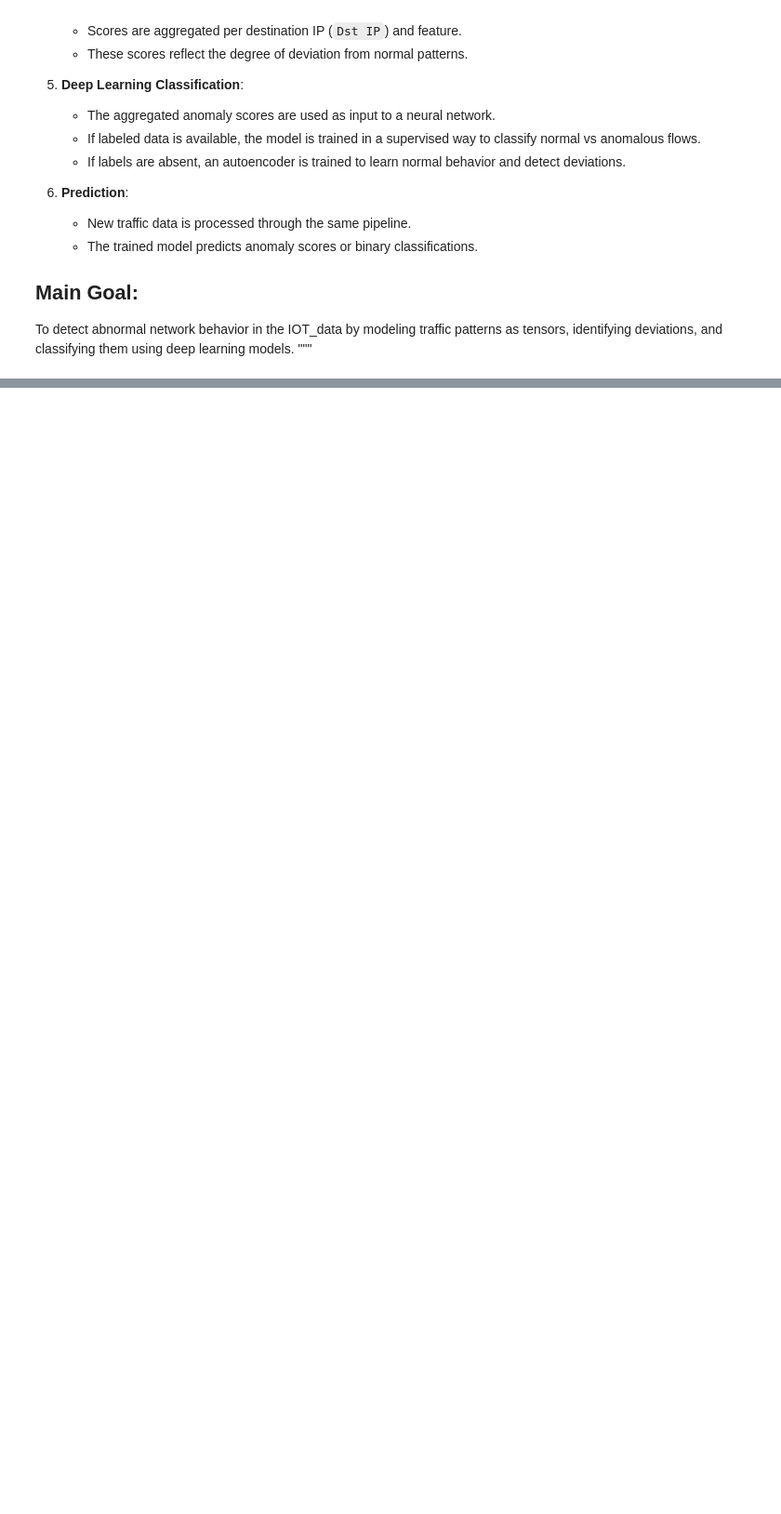
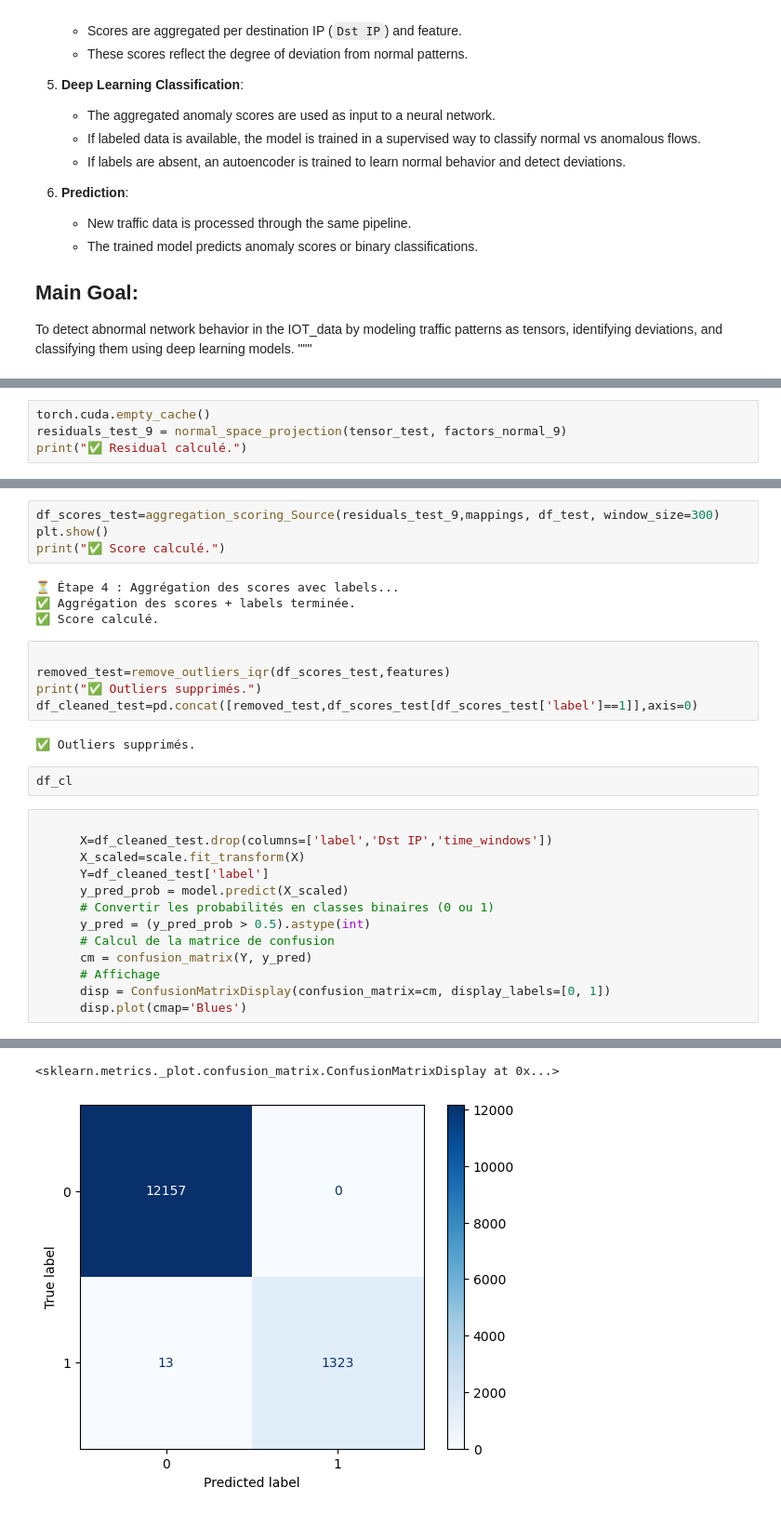
Before and after one commit to mitsouma/IOT_Anomalies_Detection_System_Based_on_Tensor_Decomposition, a Jupyter notebook: Pipeline.ipynb, the cells around one changed output, grey strips where cells are left out. Shown at 93% size. Saved outputs shown, nothing was run; the diff lists cells and outputs as text; blank space fills up the shorter version.

```diff
--- a/Pipeline.ipynb
+++ b/Pipeline.ipynb
@@ -428,0 +694,4 @@ class AnomalyDetectionPipeline:
+# %%
+torch.cuda.empty_cache()
+residuals_test_9 = normal_space_projection(tensor_test, factors_normal_9)
+print("✅ Residual calculé.")
@@ -428,0 +718,31 @@ class AnomalyDetectionPipeline:
+# %%
+df_scores_test=aggregation_scoring_Source(residuals_test_9,mappings, df_test, window_size=300)
+plt.show()
+print("✅ Score calculé.")
+# %% [output]
+⏳ Étape 4 : Aggrégation des scores avec labels...
+✅ Aggrégation des scores + labels terminée.
+✅ Score calculé.
+# %%
+
+removed_test=remove_outliers_iqr(df_scores_test,features)
+print("✅ Outliers supprimés.")
+df_cleaned_test=pd.concat([removed_test,df_scores_test[df_scores_test['label']==1]],axis=0)
+# %% [output]
+✅ Outliers supprimés.
+# %%
+df_cl
+# %%
+
+      X=df_cleaned_test.drop(columns=['label','Dst IP','time_windows'])
+      X_scaled=scale.fit_transform(X)
+      Y=df_cleaned_test['label']
+      y_pred_prob = model.predict(X_scaled)
+      # Convertir les probabilités en classes binaires (0 ou 1)
+      y_pred = (y_pred_prob > 0.5).astype(int)
+      # Calcul de la matrice de confusion
+      cm = confusion_matrix(Y, y_pred)
+      # Affichage
+      disp = ConfusionMatrixDisplay(confusion_matrix=cm, display_labels=[0, 1])
+      disp.plot(cmap='Blues')
+# %% [output]
@@ -428,0 +750,2 @@ class AnomalyDetectionPipeline:
+<sklearn.metrics._plot.confusion_matrix.ConfusionMatrixDisplay at 0x...>
+[figure, added]
```
Also changed, not shown: parts of 56 cells of this notebook.
